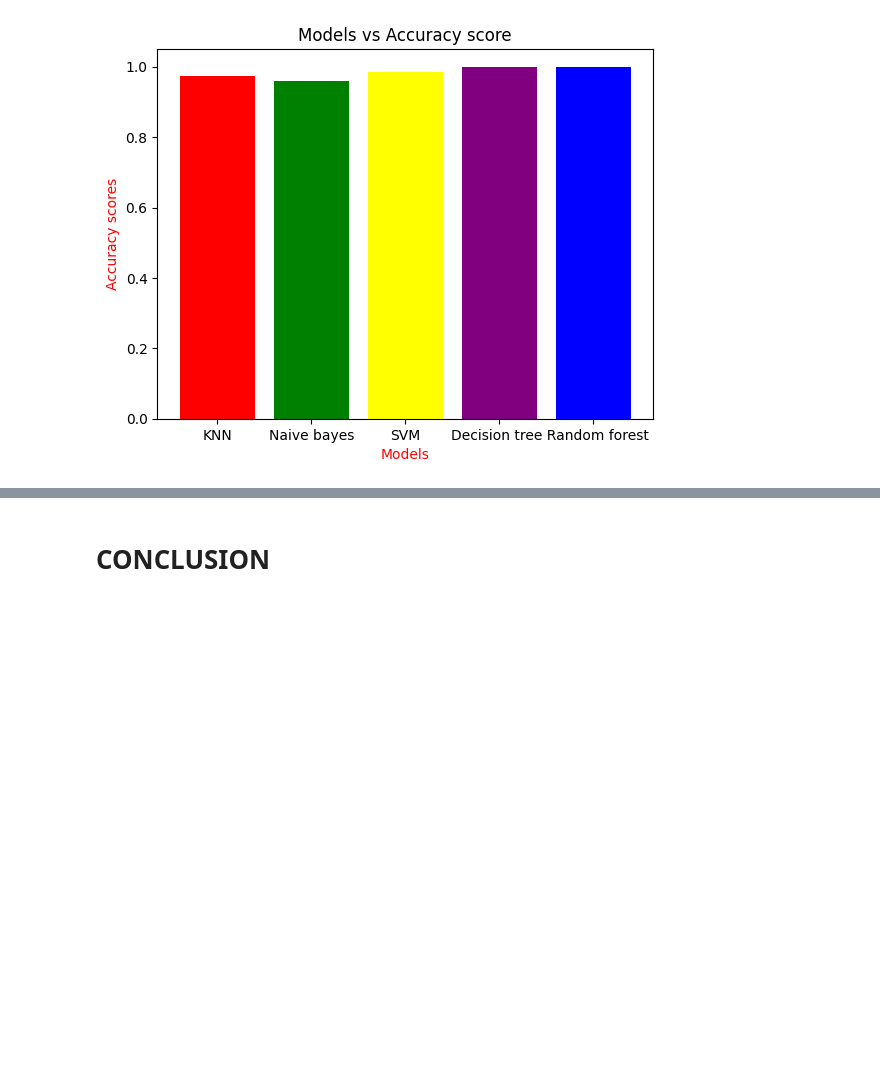
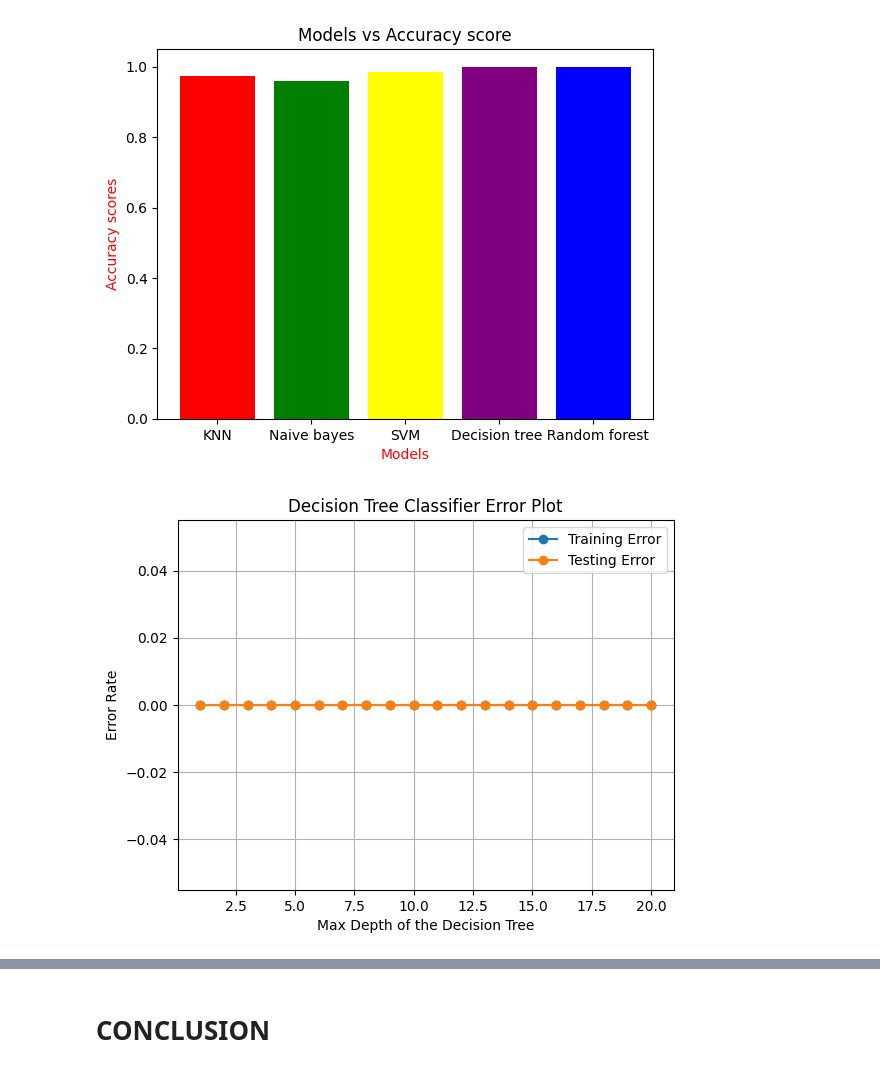
Before and after one commit to aiswarya-avanoor/Machine-Learning-Projects, a Jupyter notebook: Rainfall_prediction.ipynb, the cells around one changed output, grey strips where cells are left out. Drawn from its saved outputs; the diff is of its cells as text; code cells hidden in the pictures; blank space fills up the shorter version.

```diff
--- a/Rainfall_prediction.ipynb
+++ b/Rainfall_prediction.ipynb
@@ -497,3 +497,31 @@ plt.title('Models vs Accuracy score')
 plt.show()
 # %% [output]
 [figure]
+# %%
+# Error plot for Decision Tree model
+max_depth_values = range(1, 21)
+train_errors = []
+test_errors = []
+
+for max_depth in max_depth_values:
+    decision = DecisionTreeClassifier(max_depth=max_depth, random_state=42)
+    decision.fit(x_train_selected, y_train_balanced)
+    y_train_pred = decision.predict(x_train_selected)
+    y_test_pred = decision.predict(x_test_selected)
+
+    train_accuracy = accuracy_score(y_train_balanced, y_train_pred)
+    test_accuracy = accuracy_score(y_test, y_test_pred)
+
+    train_errors.append(1 - train_accuracy)
+    test_errors.append(1 - test_accuracy)
+
+plt.plot(max_depth_values, train_errors, label='Training Error', marker='o')
+plt.plot(max_depth_values, test_errors, label='Testing Error', marker='o')
+plt.xlabel('Max Depth of the Decision Tree')
+plt.ylabel('Error Rate')
+plt.title('Decision Tree Classifier Error Plot')
+plt.legend()
+plt.grid(True)
+plt.show()
+# %% [output]
+[figure, added]
```
Also changed, not shown: parts of 3 cells of this notebook.
